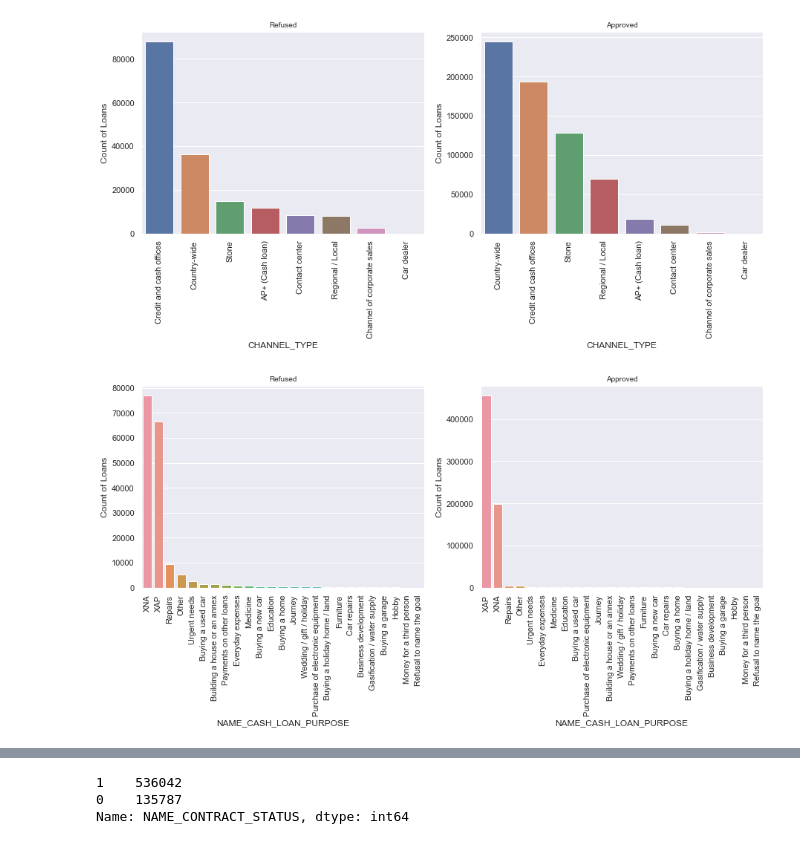
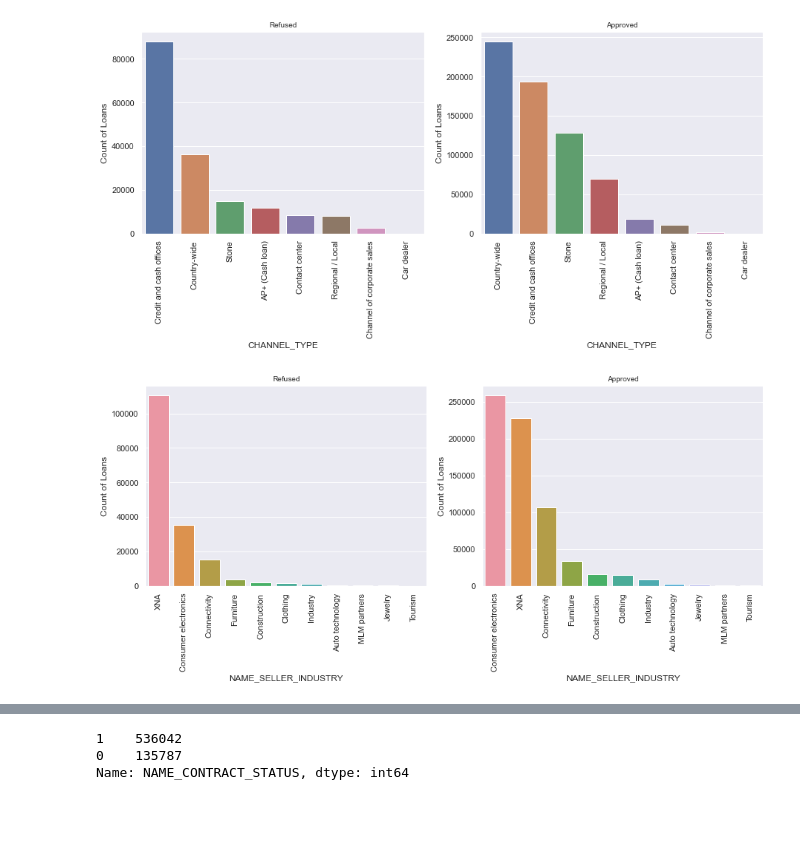
Before and after one commit to XinJin24/Credit_Saver, a Jupyter notebook: Works_Xin.ipynb, the cells around one changed output, grey strips where cells are left out. Cells and saved outputs as stored; diff of their text form; code cells hidden in the pictures; blank space fills up the shorter version.

```diff
--- a/Works_Xin.ipynb
+++ b/Works_Xin.ipynb
@@ -94,12 +94,15 @@ df['NAME_CONTRACT_STATUS']=df['NAME_CONTRACT_STATUS'].replace('Unused offer', 1)
 df.drop(df[df['NAME_CONTRACT_STATUS'] =='Canceled'].index, inplace = True)
 # %%
 #since we are not yet interested in the reject reason, drop it for now
+#'NAME_SELLER_INDUSTRY'
 df.drop('CODE_REJECT_REASON', axis=1, inplace=True)
 # we are not interested in how approved loan is paid back now, drop it
 df.drop('NAME_PAYMENT_TYPE', axis=1, inplace=True)
 
-df.drop(['SELLERPLACE_AREA','NAME_SELLER_INDUSTRY','CNT_PAYMENT','DAYS_FIRST_DRAWING','DAYS_FIRST_DUE'
+df.drop(['SELLERPLACE_AREA','CNT_PAYMENT','DAYS_FIRST_DRAWING','DAYS_FIRST_DUE'
         ,'DAYS_LAST_DUE_1ST_VERSION','DAYS_LAST_DUE','DAYS_TERMINATION','NFLAG_INSURED_ON_APPROVAL'], axis=1, inplace=True)
+# %%
+df.drop('RATE_DOWN_PAYMENT', axis=1, inplace=True)
 # %%
 # check if the Canceled loan still exist
 df['NAME_CONTRACT_STATUS'].value_counts()
@@ -386,6 +372,6 @@ plot_charts('CHANNEL_TYPE', label_rotation=True,horizontal_layout=True)
 # %% [output]
 [figure]
 # %%
-plot_charts('NAME_CASH_LOAN_PURPOSE', label_rotation=True,horizontal_layout=True)
+plot_charts('NAME_SELLER_INDUSTRY', label_rotation=True,horizontal_layout=True)
 # %% [output]
-[figure, old version]
+[figure, new version]
```
Also changed, not shown: parts of 17 cells of this notebook.
